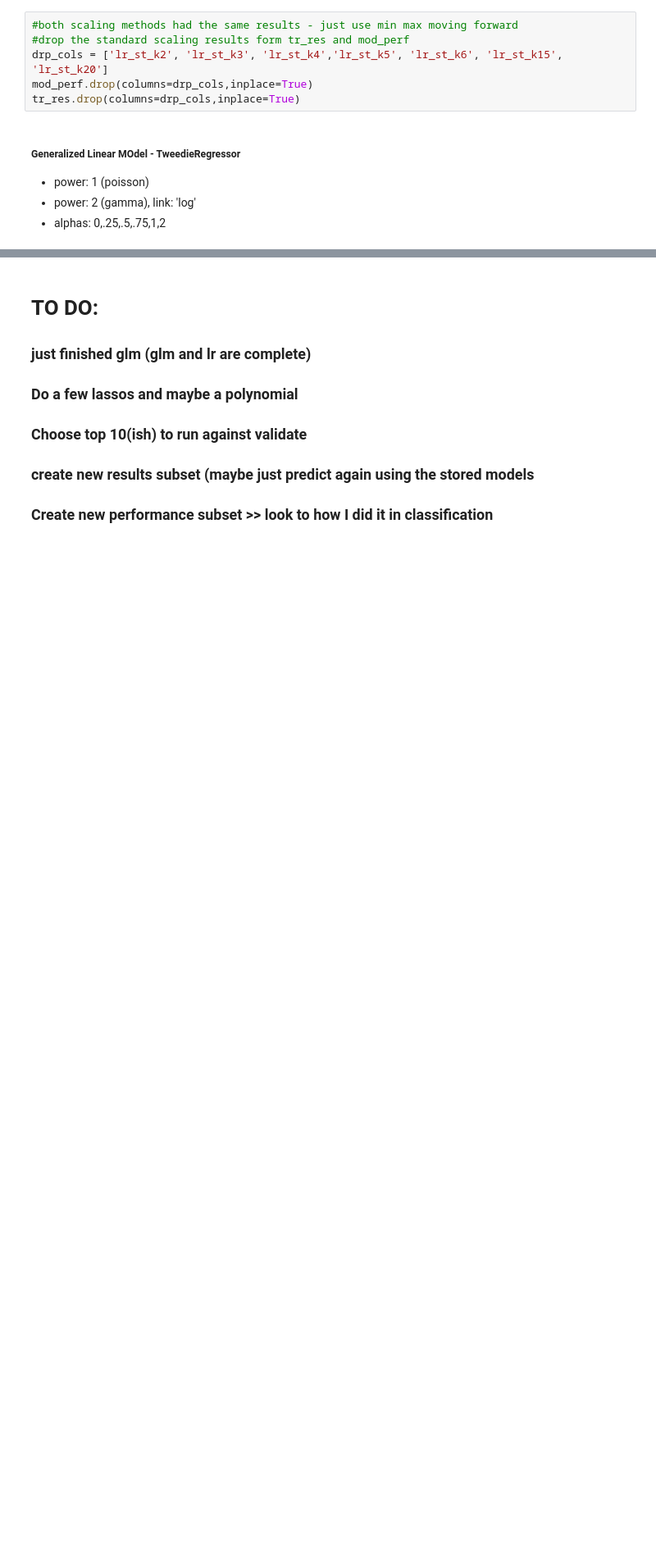
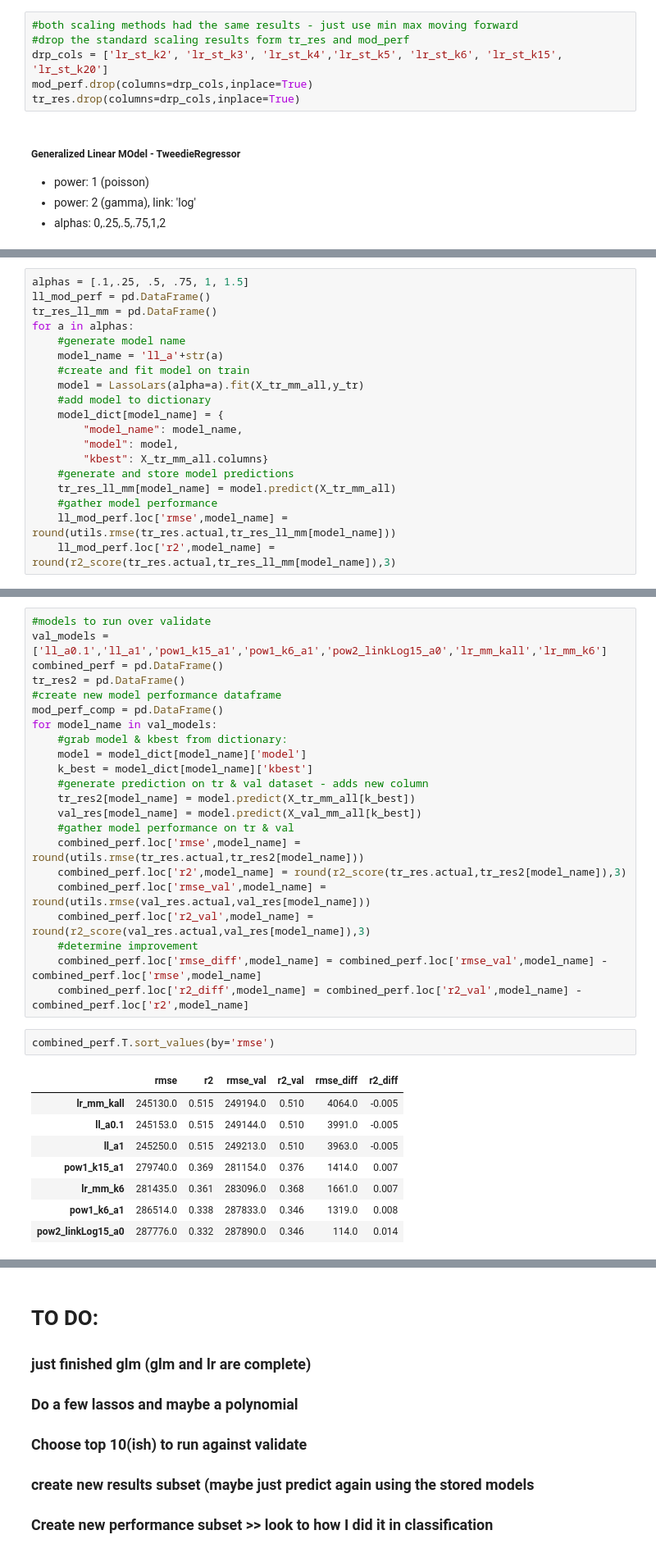
Before and after one commit to Cayt-Schlichting/example-regression-project, a Jupyter notebook: modeling.ipynb, the cells around one changed output, grey strips where cells are left out. Shown at 82% size. Saved outputs shown, nothing was run; the diff lists cells and outputs as text; blank space fills up the shorter version.

```diff
--- a/modeling.ipynb
+++ b/modeling.ipynb
@@ -336,0 +346,19 @@ glm_mod_perf.T.sort_values(by='rmse',ascending=True)
+# %%
+alphas = [.1,.25, .5, .75, 1, 1.5]
+ll_mod_perf = pd.DataFrame()
+tr_res_ll_mm = pd.DataFrame()
+for a in alphas:
+    #generate model name
+    model_name = 'll_a'+str(a)
+    #create and fit model on train
+    model = LassoLars(alpha=a).fit(X_tr_mm_all,y_tr)
+    #add model to dictionary
+    model_dict[model_name] = {
+        "model_name": model_name,
+        "model": model,
+        "kbest": X_tr_mm_all.columns}
+    #generate and store model predictions
+    tr_res_ll_mm[model_name] = model.predict(X_tr_mm_all)
+    #gather model performance
+    ll_mod_perf.loc['rmse',model_name] = round(utils.rmse(tr_res.actual,tr_res_ll_mm[model_name]))
+    ll_mod_perf.loc['r2',model_name] = round(r2_score(tr_res.actual,tr_res_ll_mm[model_name]),3)
@@ -336,0 +378,33 @@ glm_mod_perf.T.sort_values(by='rmse',ascending=True)
+# %%
+#models to run over validate
+val_models = ['ll_a0.1','ll_a1','pow1_k15_a1','pow1_k6_a1','pow2_linkLog15_a0','lr_mm_kall','lr_mm_k6']
+combined_perf = pd.DataFrame()
+tr_res2 = pd.DataFrame()
+#create new model performance dataframe
+mod_perf_comp = pd.DataFrame()
+for model_name in val_models:
+    #grab model & kbest from dictionary:
+    model = model_dict[model_name]['model']
+    k_best = model_dict[model_name]['kbest']
+    #generate prediction on tr & val dataset - adds new column
+    tr_res2[model_name] = model.predict(X_tr_mm_all[k_best])
+    val_res[model_name] = model.predict(X_val_mm_all[k_best])
+    #gather model performance on tr & val
+    combined_perf.loc['rmse',model_name] = round(utils.rmse(tr_res.actual,tr_res2[model_name]))
+    combined_perf.loc['r2',model_name] = round(r2_score(tr_res.actual,tr_res2[model_name]),3)
+    combined_perf.loc['rmse_val',model_name] = round(utils.rmse(val_res.actual,val_res[model_name]))
+    combined_perf.loc['r2_val',model_name] = round(r2_score(val_res.actual,val_res[model_name]),3)
+    #determine improvement
+    combined_perf.loc['rmse_diff',model_name] = combined_perf.loc['rmse_val',model_name] - combined_perf.loc['rmse',model_name]
+    combined_perf.loc['r2_diff',model_name] = combined_perf.loc['r2_val',model_name] - combined_perf.loc['r2',model_name]
+# %%
+combined_perf.T.sort_values(by='rmse')
+# %% [output]
+|  | rmse | r2 | rmse_val | r2_val | rmse_diff | r2_diff |
+| lr_mm_kall | 245130.0 | 0.515 | 249194.0 | 0.510 | 4064.0 | -0.005 |
+| ll_a0.1 | 245153.0 | 0.515 | 249144.0 | 0.510 | 3991.0 | -0.005 |
+| ll_a1 | 245250.0 | 0.515 | 249213.0 | 0.510 | 3963.0 | -0.005 |
+| pow1_k15_a1 | 279740.0 | 0.369 | 281154.0 | 0.376 | 1414.0 | 0.007 |
+| lr_mm_k6 | 281435.0 | 0.361 | 283096.0 | 0.368 | 1661.0 | 0.007 |
+| pow1_k6_a1 | 286514.0 | 0.338 | 287833.0 | 0.346 | 1319.0 | 0.008 |
+| pow2_linkLog15_a0 | 287776.0 | 0.332 | 287890.0 | 0.346 | 114.0 | 0.014 |
```
Also changed, not shown: parts of 22 cells of this notebook, 5 other files.
